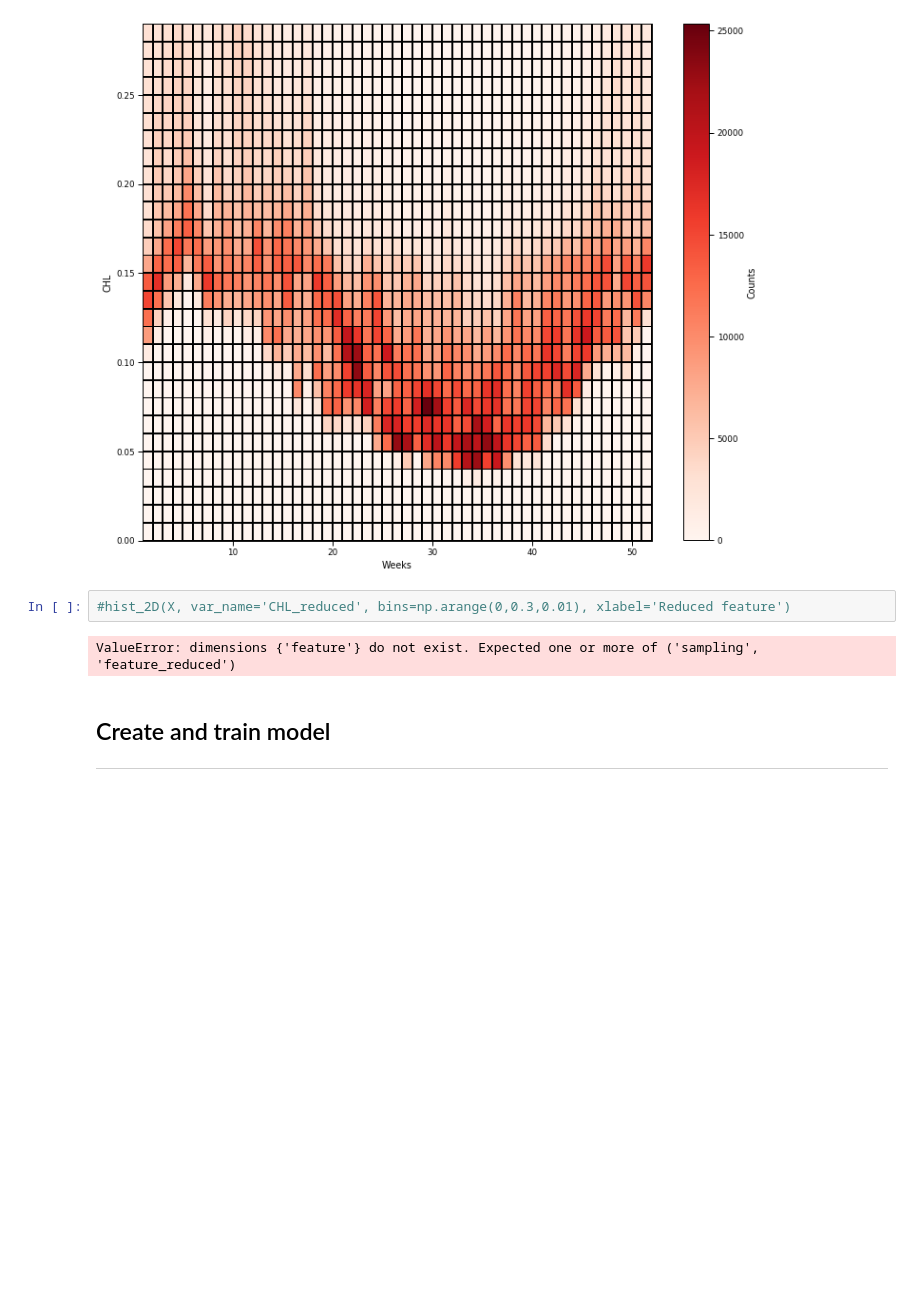
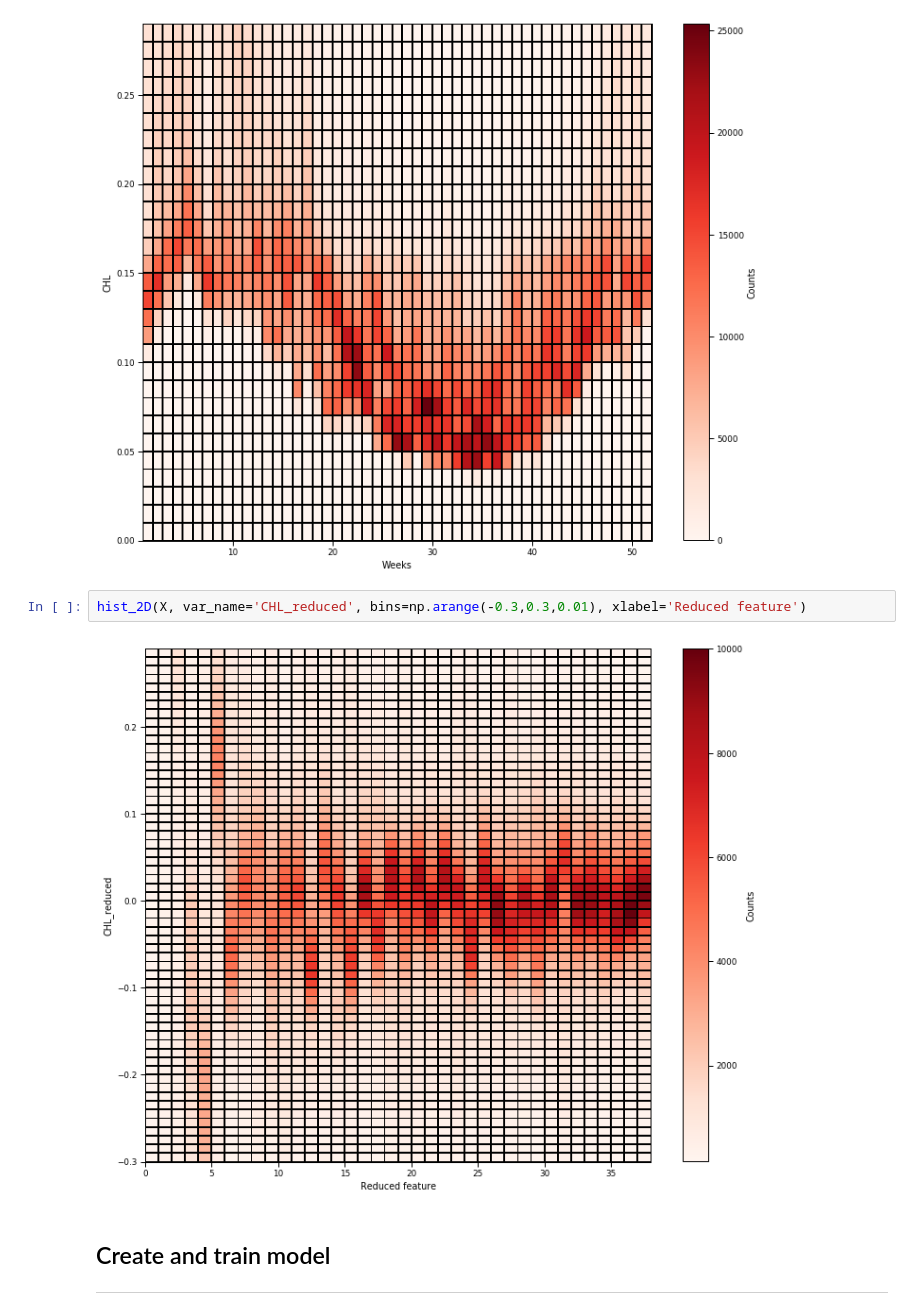
Before and after one commit to euroargodev/BlueCloud, a Jupyter notebook: ModelDevelopment_OceanRegimes.ipynb, the cells around one changed output. Drawn from its saved outputs; the diff is of its cells as text; blank space fills up the shorter version.

Commit message:
[update] plot feature_reduced in hist_2D function

```diff
--- a/ModelDevelopment_OceanRegimes.ipynb
+++ b/ModelDevelopment_OceanRegimes.ipynb
@@ -199,9 +196,9 @@ hist_2D(X, var_name=var_name, bins=np.arange(0,0.3,0.01), xlabel='Weeks')
 # %% [output]
 [figure]
 # %%
-#hist_2D(X, var_name='CHL_reduced', bins=np.arange(0,0.3,0.01), xlabel='Reduced feature')
+hist_2D(X, var_name='CHL_reduced', bins=np.arange(-0.3,0.3,0.01), xlabel='Reduced feature')
 # %% [output]
-ValueError: dimensions {'feature'} do not exist. Expected one or more of ('sampling', 'feature_reduced')
+[figure, added]
 # %% [markdown]
 ## Create and train model
 ***
```
Also changed, not shown: parts of 13 cells of this notebook, 1 other file.
